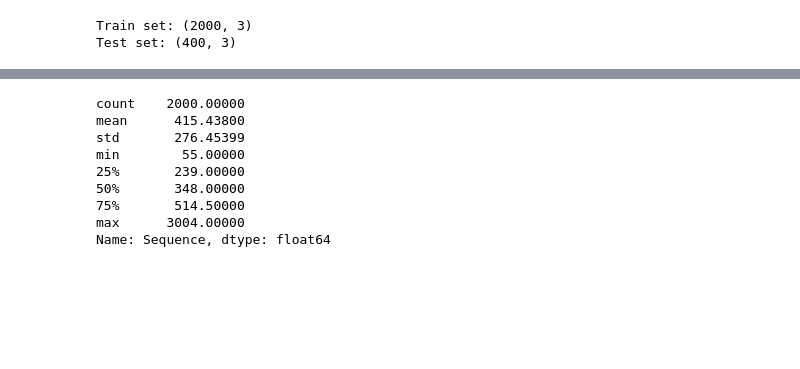
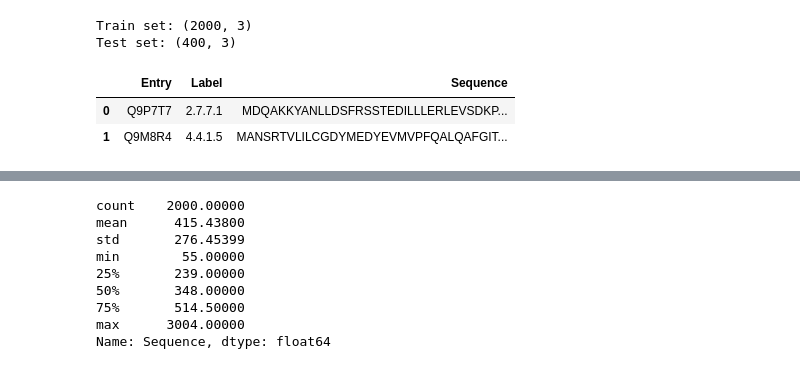
Before and after one commit to BrynMarieR/CS690U, a Jupyter notebook: Convergent_Enzyme_Classification.ipynb, the cells around one changed output, grey strips where cells are left out. Cells and saved outputs as stored; diff of their text form; code cells hidden in the pictures; blank space fills up the shorter version.

```diff
--- a/Convergent_Enzyme_Classification.ipynb
+++ b/Convergent_Enzyme_Classification.ipynb
@@ -33,4 +33,10 @@ print(f"Test set: {df_test.shape}")
 # %% [output]
 Train set: (2000, 3)
 Test set: (400, 3)
+# %%
+df_test.head(2)
+# %% [output]
+|  | Entry | Label | Sequence |
+| 0 | Q9P7T7 | 2.7.7.1 | MDQAKKYANLLDSFRSSTEDILLLERLEVSDKP... |
+| 1 | Q9M8R4 | 4.4.1.5 | MANSRTVLILCGDYMEDYEVMVPFQALQAFGIT... |
 # %%
```
Also changed, not shown: parts of 7 cells of this notebook, 1 other file.
